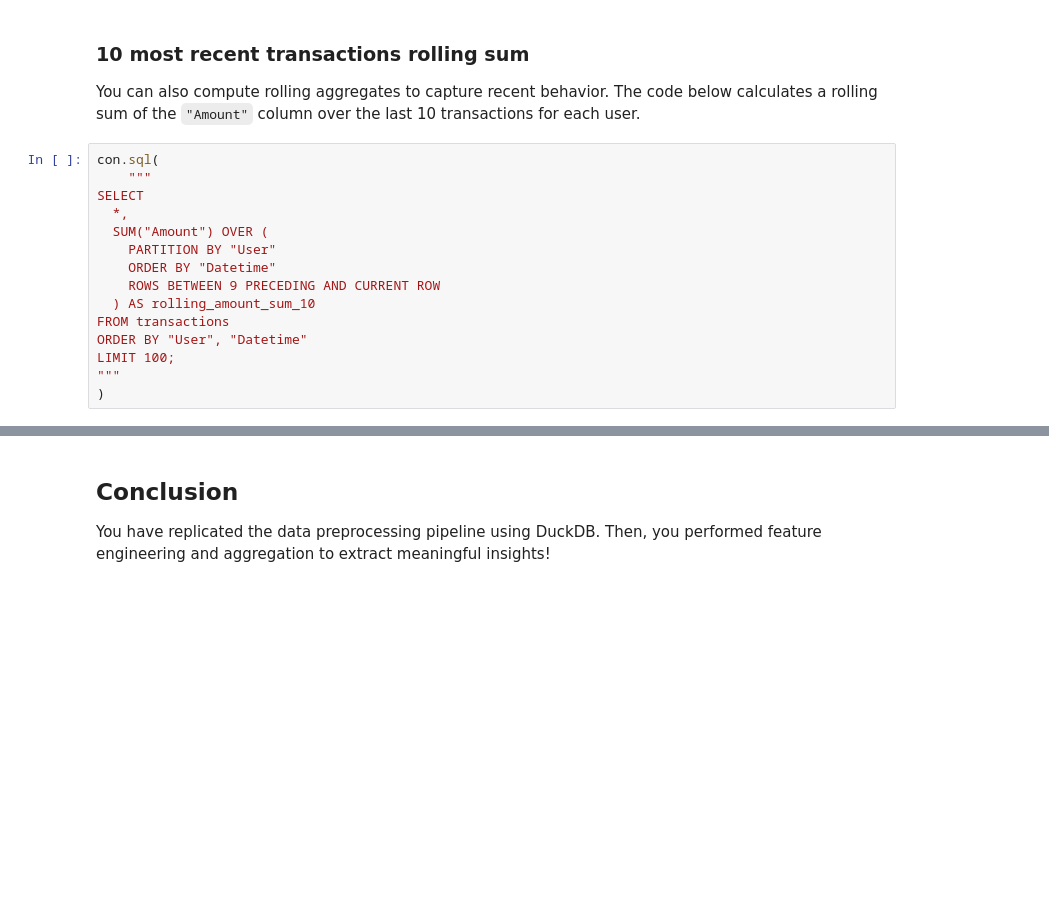
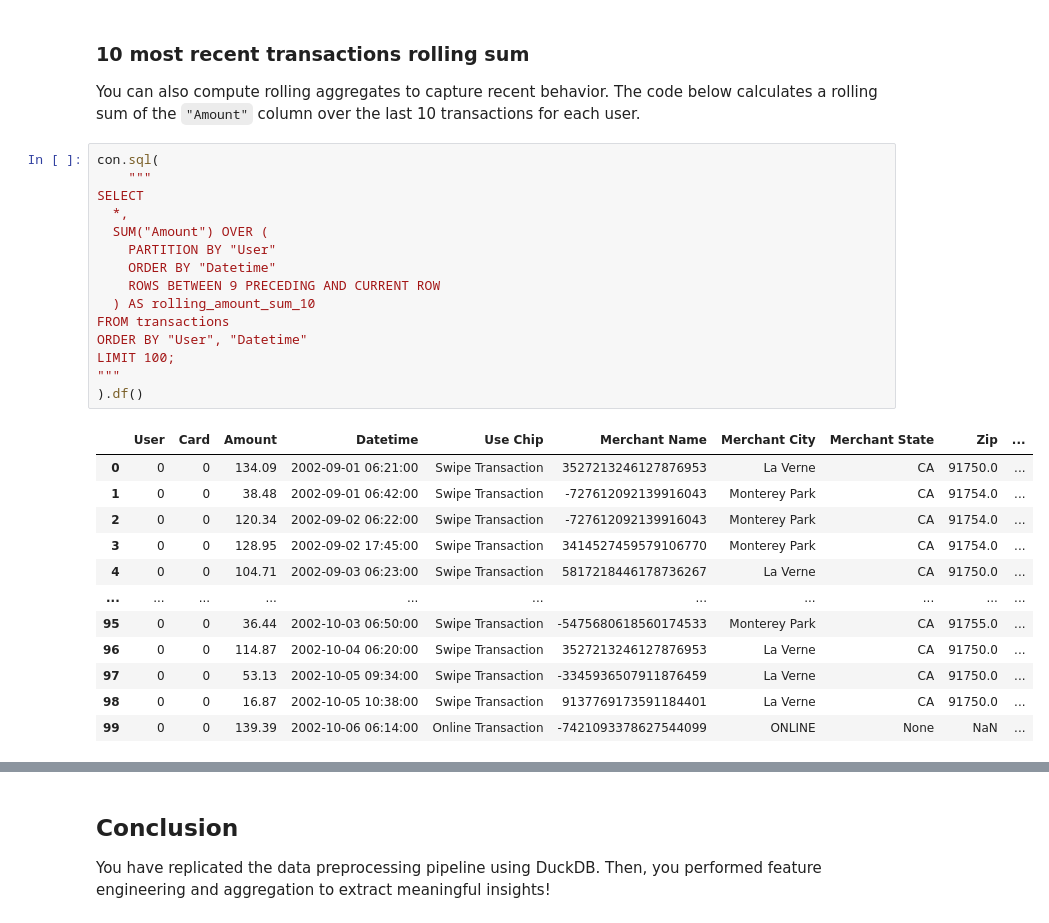
Before and after one commit to bdi593/textbook, a Jupyter notebook: content/credit-card-transactions/analyze-credit-card-transactions-with-duckdb.ipynb, the cells around one changed output, grey strips where cells are left out. Drawn from its saved outputs; the diff is of its cells as text; blank space fills up the shorter version.

```diff
--- a/content/credit-card-transactions/analyze-credit-card-transactions-with-duckdb.ipynb
+++ b/content/credit-card-transactions/analyze-credit-card-transactions-with-duckdb.ipynb
@@ -313,16 +313,28 @@ You can also compute rolling aggregates to capture recent behavior. The code bel
 # %%
 con.sql(
     """
 SELECT
   *,
   SUM("Amount") OVER (
     PARTITION BY "User"
     ORDER BY "Datetime"
     ROWS BETWEEN 9 PRECEDING AND CURRENT ROW
   ) AS rolling_amount_sum_10
 FROM transactions
 ORDER BY "User", "Datetime"
 LIMIT 100;
 """
-)
+).df()
 # %% [output]
+|  | User | Card | Amount | Datetime | Use Chip | Merchant Name | Merchant City | Merchant State | Zip | ... |
+| 0 | 0 | 0 | 134.09 | 2002-09-01 06:21:00 | Swipe Transaction | 3527213246127876953 | La Verne | CA | 91750.0 | ... |
+| 1 | 0 | 0 | 38.48 | 2002-09-01 06:42:00 | Swipe Transaction | -727612092139916043 | Monterey Park | CA | 91754.0 | ... |
+| 2 | 0 | 0 | 120.34 | 2002-09-02 06:22:00 | Swipe Transaction | -727612092139916043 | Monterey Park | CA | 91754.0 | ... |
+| 3 | 0 | 0 | 128.95 | 2002-09-02 17:45:00 | Swipe Transaction | 3414527459579106770 | Monterey Park | CA | 91754.0 | ... |
+| 4 | 0 | 0 | 104.71 | 2002-09-03 06:23:00 | Swipe Transaction | 5817218446178736267 | La Verne | CA | 91750.0 | ... |
+| ... | ... | ... | ... | ... | ... | ... | ... | ... | ... | ... |
+| 95 | 0 | 0 | 36.44 | 2002-10-03 06:50:00 | Swipe Transaction | -5475680618560174533 | Monterey Park | CA | 91755.0 | ... |
+| 96 | 0 | 0 | 114.87 | 2002-10-04 06:20:00 | Swipe Transaction | 3527213246127876953 | La Verne | CA | 91750.0 | ... |
+| 97 | 0 | 0 | 53.13 | 2002-10-05 09:34:00 | Swipe Transaction | -3345936507911876459 | La Verne | CA | 91750.0 | ... |
+| 98 | 0 | 0 | 16.87 | 2002-10-05 10:38:00 | Swipe Transaction | 9137769173591184401 | La Verne | CA | 91750.0 | ... |
+| 99 | 0 | 0 | 139.39 | 2002-10-06 06:14:00 | Online Transaction | -7421093378627544099 | ONLINE | None | NaN | ... |
```
Also changed, not shown: parts of 1 cell of this notebook, 5 other files.
